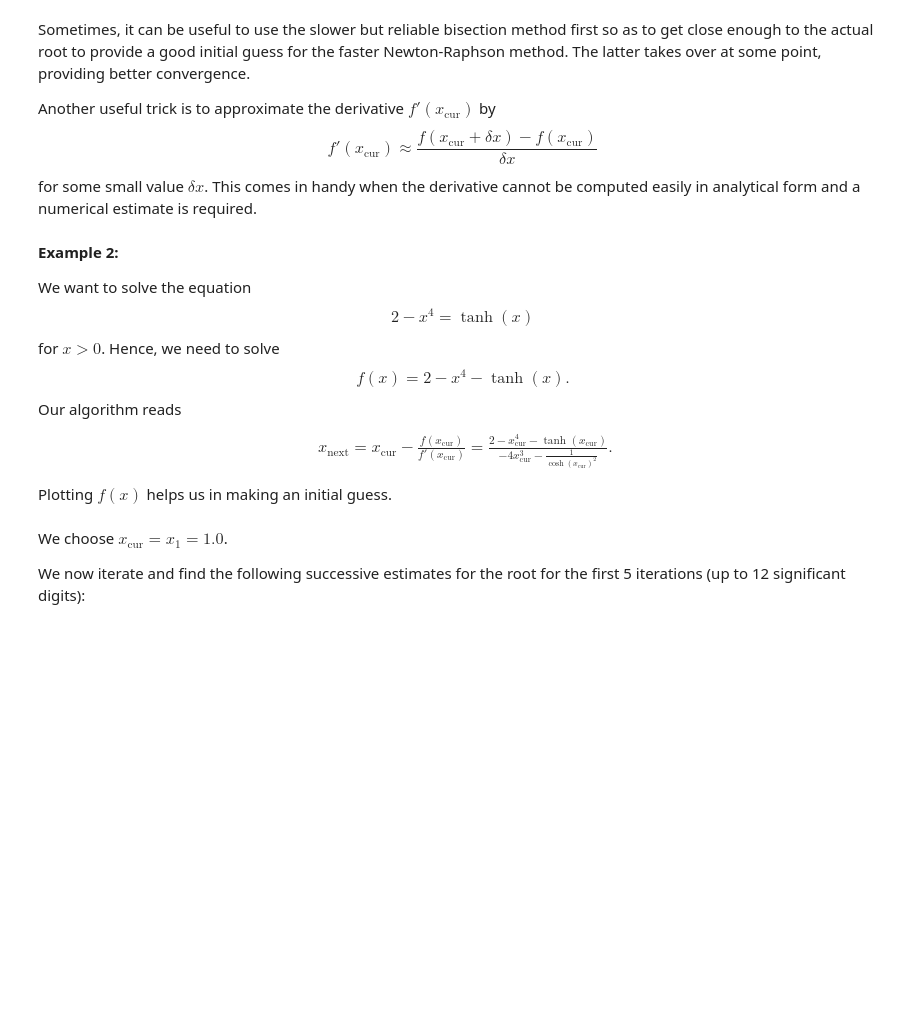
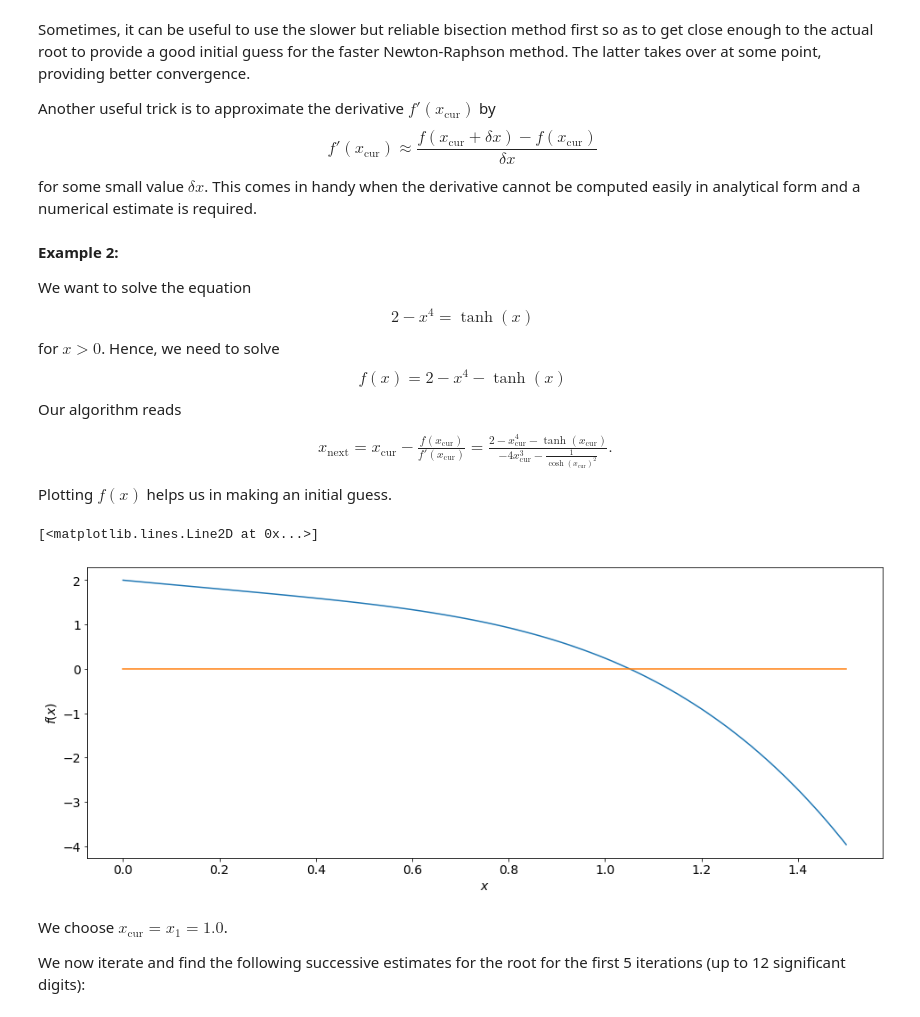
Before and after one commit to MarioBolanos/Busqueda-de-Raices, a Jupyter notebook: Root_finding.ipynb, the cells around one changed output. Cells and saved outputs as stored; diff of their text form; code cells hidden in the pictures; blank space fills up the shorter version.

```diff
--- a/Root_finding.ipynb
+++ b/Root_finding.ipynb
@@ -112,14 +208,26 @@ __Example 2:__
 We want to solve the equation
 $$ 2 - x^4 = \tanh(x)$$
 for $x > 0$. Hence, we need to solve
-$$f(x) = 2 - x^4 - \tanh(x).$$
+$$f(x) = 2 - x^4 - \tanh(x)$$
 Our algorithm reads
 $$
 \begin{align}
-x_\mathrm{next} = x_\mathrm{cur} - \frac{f(x_\mathrm{cur})}{f'(x_\mathrm{cur})} = \frac{2-x_\mathrm{cur}^4-\tanh(x_\mathrm{cur})}{-4 x_\mathrm{cur}^3-\frac{1}{\cosh(x_\mathrm{cur})^2}}.
+x_\mathrm{next} = x_\mathrm{cur} - \frac{f(x_\mathrm{cur})}{f'(x_\mathrm{cur})} = \frac{2-x_\mathrm{cur}^4-\tanh(x_\mathrm{cur})}{-4 x_\mathrm{cur}^3-\frac{1}{\cosh(x_\mathrm{cur})^2}} .
 \end{align}
 $$
 Plotting $f(x)$ helps us in making an initial guess.
+# %%
+x = np.linspace(0, 1.5, 100)
+def f(x): return 2 - x**4 - np.tanh(x)
+
+plt.plot(x, f(x))
+plt.xlabel(r'$x$')
+plt.ylabel(r'$f(x)$')
+plt.grid()
+plt.plot(x,x*0)
+# %% [output]
+[<matplotlib.lines.Line2D at 0x...>]
+[figure, added]
 # %% [markdown]
 We choose $x_\mathrm{cur} = x_1 = 1.0$.
 
```
Also changed, not shown: parts of 6 cells of this notebook.
